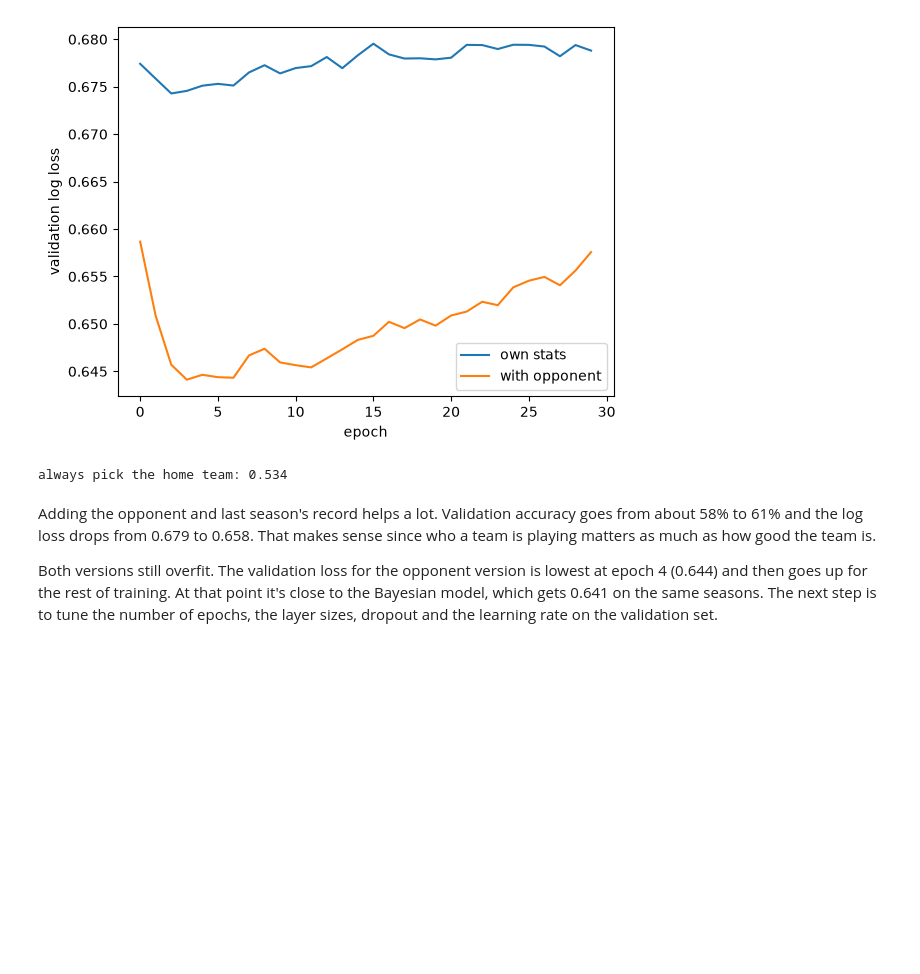
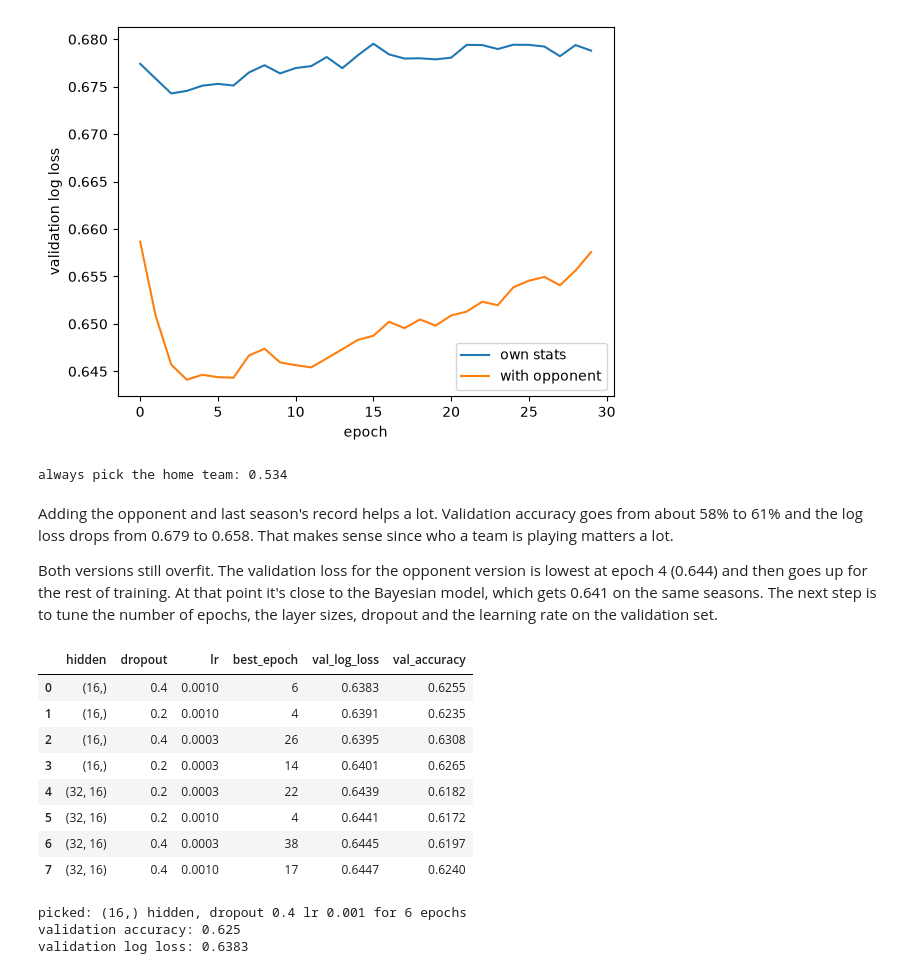
Before and after one commit to bdaylor13/predict-nfl-wins-fa26ds4420, a Jupyter notebook: Methods/nfl_mlp_model.ipynb, the cells around one changed output. Saved outputs shown, nothing was run; the diff lists cells and outputs as text; code cells hidden in the pictures; blank space fills up the shorter version.

Commit message:
Tune MLP and evaluate on test set

```diff
--- a/Methods/nfl_mlp_model.ipynb
+++ b/Methods/nfl_mlp_model.ipynb
@@ -18,14 +18,15 @@ from sklearn.metrics import accuracy_score, log_loss
 # Folder written by the data processing notebook
 DATA_DIR = Path("../Data/data/processed")
 # %%
-# the test seasons (2022-2026) aren't used until the final model is picked
+# the test seasons (2022-2026) only get used once at the end, after the model is picked
 series = pd.read_csv(DATA_DIR / "nfl_team_game_model_data.csv")
 train = pd.read_csv(DATA_DIR / "nfl_train.csv")
 validation = pd.read_csv(DATA_DIR / "nfl_validation.csv")
+test = pd.read_csv(DATA_DIR / "nfl_test.csv")
 
 # the input features are listed in feature_descriptions.csv from the data processing notebook
 features = pd.read_csv(DATA_DIR / "feature_descriptions.csv")["feature"].tolist()
 
-print("Rows (train / validation):", len(train), len(validation))
+print("Rows (train / validation / test):", len(train), len(validation), len(test))
 print(len(features), "features:", features)
 # %% [output]
@@ -33,7 +34,7 @@ Rows (train / validation): 9518 2064
 19 features: ['passing_yards_avg_last_3', 'passing_tds_avg_last_3', 'passing_interceptions_avg_last_3', 'passing_epa_avg_last_3', 'rushing_yards_avg_last_3', 'rushing_tds_avg_last_3', 'rushing_epa_avg ...
 # %%
 # last season's win rate. teams with no last season in the data (everyone in 1999) get 0.5
-for df in [series, train, validation]:
+for df in [series, train, validation, test]:
     df["prev_win_rate"] = (
         df["prev_season_wins"] / df["prev_season_games"].replace(0, np.nan)
     ).fillna(0.5)
@@ -41,13 +42,15 @@ for df in [series, train, validation]:
 # every game has a row for each team, so look up the opponent's row from the same game.
 # their stats are also averages from before the game, so nothing from the game itself leaks in
 team_features = [f for f in features if f != "is_home"] + ["prev_win_rate"]
-opp_stats = series[["game_id", "team"] + team_features].rename(
-    columns={"team": "opponent_team", **{f: "opp_" + f for f in team_features}}
-)
+opp_stats = series[["game_id", "team"] + team_features].copy()
+opp_stats.columns = ["game_id", "opponent_team"] + ["opp_" + f for f in team_features]
+
 train = train.merge(opp_stats, on=["game_id", "opponent_team"], how="left", validate="one_to_one")
 validation = validation.merge(opp_stats, on=["game_id", "opponent_team"], how="left",
                               validate="one_to_one")
+test = test.merge(opp_stats, on=["game_id", "opponent_team"], how="left", validate="one_to_one")
 
-print("rows missing the opponent (train / validation):",
-      train["opp_prior_win_rate"].isna().sum(), validation["opp_prior_win_rate"].isna().sum())
+print("rows missing the opponent (train / validation / test):",
+      train["opp_prior_win_rate"].isna().sum(), validation["opp_prior_win_rate"].isna().sum(),
+      test["opp_prior_win_rate"].isna().sum())
 # %% [output]
@@ -72,10 +76,12 @@ def scale(cols):
     scaler = StandardScaler().fit(train[cols])
     X_train = scaler.transform(train[cols])
     X_val = scaler.transform(validation[cols])
+    X_test = scaler.transform(test[cols])
 
     # the few rows missing the opponent are NaN. after scaling the training mean is 0,
     # so filling with 0 treats the opponent as an average team
-    return np.nan_to_num(X_train, nan=0.0), np.nan_to_num(X_val, nan=0.0)
+    return (np.nan_to_num(X_train, nan=0.0), np.nan_to_num(X_val, nan=0.0),
+            np.nan_to_num(X_test, nan=0.0))
 
 
 def make_model(n_inputs, hidden=(32, 16), dropout=0.2, lr=0.001):
@@ -98,7 +104,7 @@ def make_model(n_inputs, hidden=(32, 16), dropout=0.2, lr=0.001):
 histories = {}
 rows = []
 for name, cols in [("own stats", own_features), ("with opponent", full_features)]:
-    X_train, X_val = scale(cols)
+    X_train, X_val, _ = scale(cols)
     model = make_model(len(cols))
     histories[name] = model.fit(X_train, y_train, epochs=30, batch_size=32,
                                 validation_data=(X_val, y_val), verbose=0)
@@ -152,6 +158,53 @@ print("always pick the home team:", round(accuracy_score(y_val, validation["is_h
 [figure]
 always pick the home team: 0.534
 # %% [markdown]
-Adding the opponent and last season's record helps a lot. Validation accuracy goes from about 58% to 61% and the log loss drops from 0.679 to 0.658. That makes sense since who a team is playing matters as much as how good the team is.
+Adding the opponent and last season's record helps a lot. Validation accuracy goes from about 58% to 61% and the log loss drops from 0.679 to 0.658. That makes sense since who a team is playing matters a lot.
 
 Both versions still overfit. The validation loss for the opponent version is lowest at epoch 4 (0.644) and then goes up for the rest of training. At that point it's close to the Bayesian model, which gets 0.641 on the same seasons. The next step is to tune the number of epochs, the layer sizes, dropout and the learning rate on the validation set.
+# %%
+# tune on the validation seasons. each setting trains for 40 epochs and we keep the epoch
+# where the validation loss was lowest, since the model starts overfitting after that
+X_train, X_val, X_test = scale(full_features)
+
+rows = []
+for hidden in [(16,), (32, 16)]:
+    for dropout in [0.2, 0.4]:
+        for lr in [0.001, 0.0003]:
+            model = make_model(len(full_features), hidden=hidden, dropout=dropout, lr=lr)
+            h = model.fit(X_train, y_train, epochs=40, batch_size=32,
+                          validation_data=(X_val, y_val), verbose=0)
+            best = int(np.argmin(h.history["val_loss"]))
+            rows.append({"hidden": hidden, "dropout": dropout, "lr": lr,
+                         "best_epoch": best + 1,
+                         "val_log_loss": h.history["val_loss"][best],
+                         "val_accuracy": h.history["val_accuracy"][best]})
+
+tuning = pd.DataFrame(rows).sort_values("val_log_loss").reset_index(drop=True)
+tuning.round(4)
+# %% [output]
+|  | hidden | dropout | lr | best_epoch | val_log_loss | val_accuracy |
+| 0 | (16,) | 0.4 | 0.0010 | 6 | 0.6383 | 0.6255 |
+| 1 | (16,) | 0.2 | 0.0010 | 4 | 0.6391 | 0.6235 |
+| 2 | (16,) | 0.4 | 0.0003 | 26 | 0.6395 | 0.6308 |
+| 3 | (16,) | 0.2 | 0.0003 | 14 | 0.6401 | 0.6265 |
+| 4 | (32, 16) | 0.2 | 0.0003 | 22 | 0.6439 | 0.6182 |
+| 5 | (32, 16) | 0.2 | 0.0010 | 4 | 0.6441 | 0.6172 |
+| 6 | (32, 16) | 0.4 | 0.0003 | 38 | 0.6445 | 0.6197 |
+| 7 | (32, 16) | 0.4 | 0.0010 | 17 | 0.6447 | 0.6240 |
+# %%
+# retrain the best setting for its best number of epochs
+best = tuning.iloc[0]
+print("picked:", best["hidden"], "hidden, dropout", best["dropout"], "lr", best["lr"],
+      "for", best["best_epoch"], "epochs")
+
+final_model = make_model(len(full_features), hidden=best["hidden"], dropout=best["dropout"],
+                         lr=best["lr"])
+final_model.fit(X_train, y_train, epochs=int(best["best_epoch"]), batch_size=32, verbose=0)
+
+p_val = final_model.predict(X_val, verbose=0).ravel()
+print("validation accuracy:", round(accuracy_score(y_val, p_val > 0.5), 3))
+print("validation log loss:", round(log_loss(y_val, p_val), 4))
+# %% [output]
+picked: (16,) hidden, dropout 0.4 lr 0.001 for 6 epochs
+validation accuracy: 0.625
+validation log loss: 0.6383
```
Also changed, not shown: parts of 8 cells of this notebook, 1 other file.
